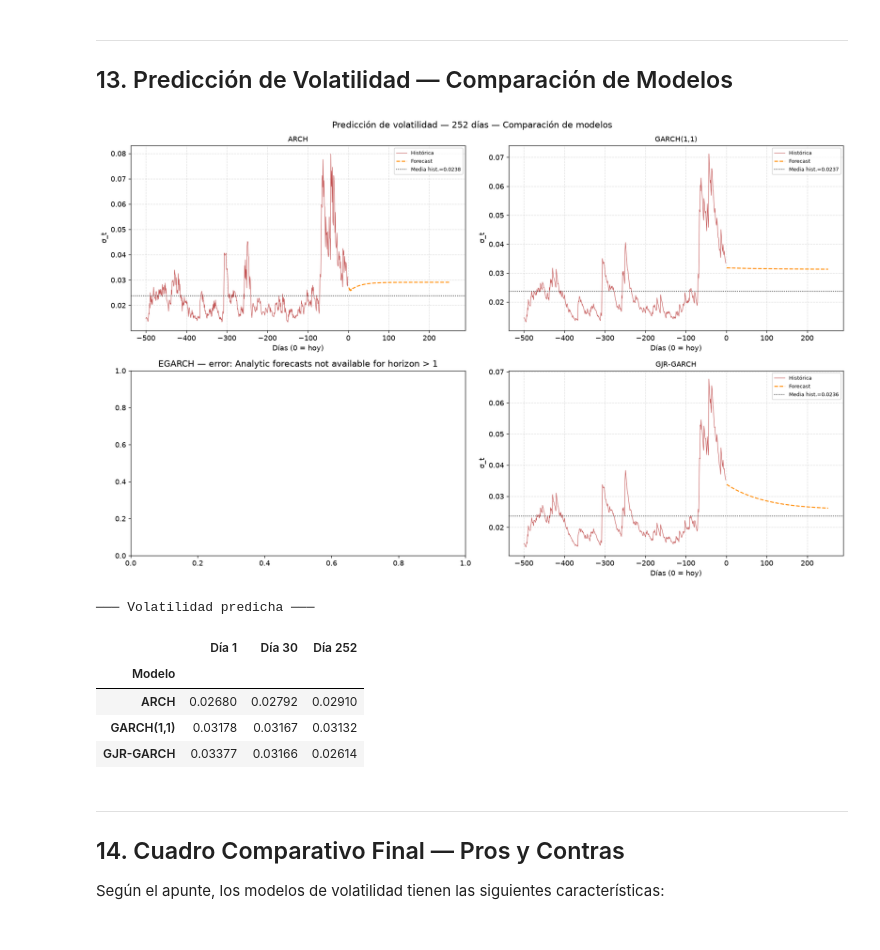
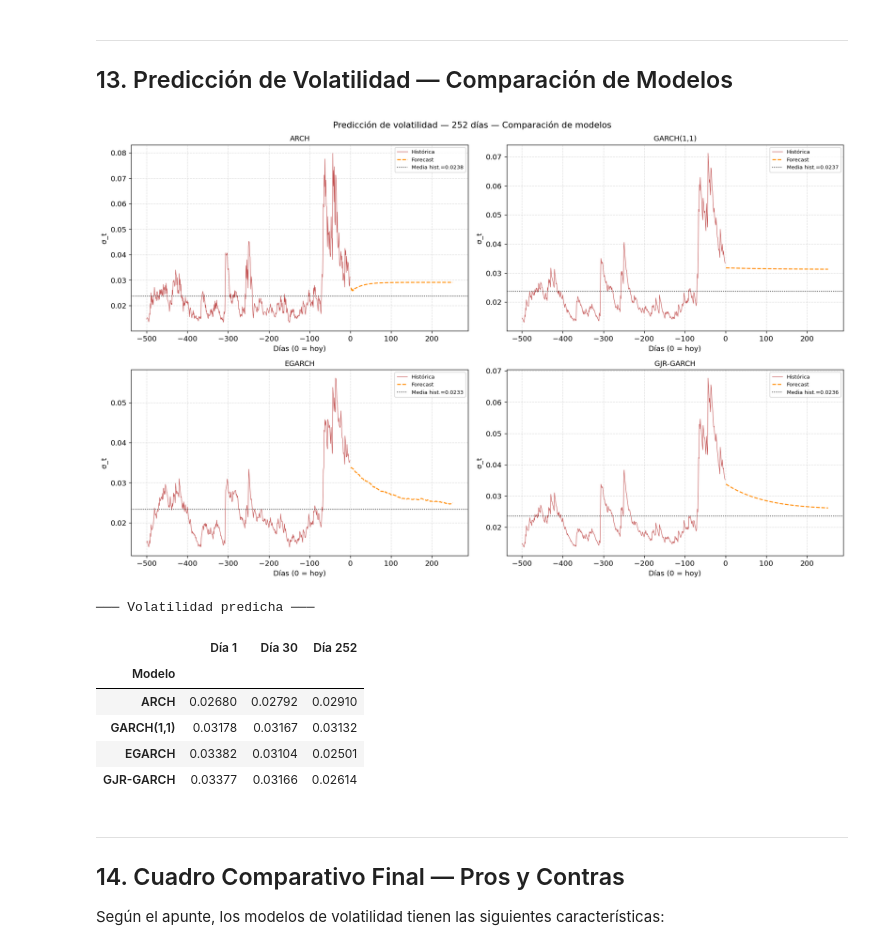
Before and after one commit to flopyromero/Proyecto-petr-leo-WTI-, a Jupyter notebook: tp4_tp5_wti.ipynb, the cells around one changed output. Cells and saved outputs as stored; diff of their text form; code cells hidden in the pictures.

```diff
--- a/tp4_tp5_wti.ipynb
+++ b/tp4_tp5_wti.ipynb
@@ -61,7 +61,7 @@ warnings.filterwarnings('ignore')
 ## 1. Carga y Preprocesamiento (idéntico a TP1–TP3)
 # %%
 load_dotenv()
-FRED_API_KEY = os.getenv('FRED_API_KEY')
+FRED_API_KEY = 'e91e10ae028965f4d921ed9082cae691'
 fred = Fred(api_key=FRED_API_KEY)
 
 wti_raw = fred.get_series('DCOILWTICO', observation_start='1986-01-01')
@@ -1332,7 +1332,10 @@ fig.suptitle('Predicción de volatilidad — 252 días — Comparación de model
 vol_forecasts = {}
 for ax, (nombre, m) in zip(axes.ravel(), modelos_principales.items()):
     try:
-        fc = m.forecast(horizon=H, reindex=False)
+        if nombre == 'EGARCH':
+          fc = m.forecast(horizon=H, method='simulation', simulations=1000, reindex=False)
+        else:
+          fc = m.forecast(horizon=H, reindex=False)
         vol_fc = np.sqrt(fc.variance.iloc[-1].values) / 100  # volver escala original
         vol_hist = m.conditional_volatility.dropna().values / 100
         vol_forecasts[nombre] = vol_fc
@@ -1341,39 +1344,40 @@ for ax, (nombre, m) in zip(axes.ravel(), modelos_principales.items()):
         n_hist = min(500, len(vol_hist))
         ax.plot(range(-n_hist, 0), vol_hist[-n_hist:],
                 color='firebrick', linewidth=0.7, label='Histórica', alpha=0.8)
         ax.plot(range(1, H+1), vol_fc,
                 color='darkorange', linewidth=1.5, linestyle='--', label='Forecast')
         ax.axhline(np.mean(vol_hist), color='black', linestyle=':', linewidth=1,
                    label=f'Media hist.={np.mean(vol_hist):.4f}')
         ax.set_title(nombre, fontsize=11)
         ax.set_xlabel('Días (0 = hoy)')
         ax.set_ylabel('σ_t')
         ax.legend(fontsize=8)
         ax.grid(True, linestyle='--', alpha=0.4)
     except Exception as e:
         ax.set_title(f'{nombre} — error: {e}')
 
 plt.tight_layout()
 plt.show()
 
 # Tabla de predicciones
 print('─── Volatilidad predicha ───')
 pred_rows = []
 for nombre, vol_fc in vol_forecasts.items():
     pred_rows.append({
         'Modelo': nombre,
         'Día 1': round(vol_fc[0], 5),
         'Día 30': round(vol_fc[29], 5),
         'Día 252': round(vol_fc[-1], 5),
     })
 display(pd.DataFrame(pred_rows).set_index('Modelo'))
 # %% [output]
-[figure, old version]
+[figure, new version]
 ─── Volatilidad predicha ───
 |  | Día 1 | Día 30 | Día 252 |
 | Modelo |  |  |  |
 | ARCH | 0.02680 | 0.02792 | 0.02910 |
 | GARCH(1,1) | 0.03178 | 0.03167 | 0.03132 |
+| EGARCH | 0.03382 | 0.03104 | 0.02501 |
 | GJR-GARCH | 0.03377 | 0.03166 | 0.02614 |
 # %% [markdown]
 ---
```
Also changed, not shown: parts of 10 cells of this notebook.
